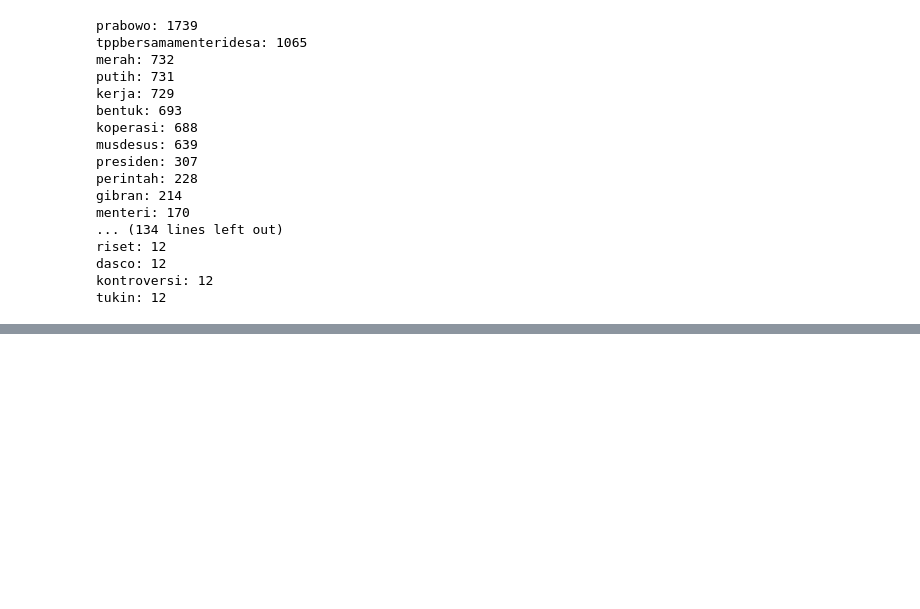
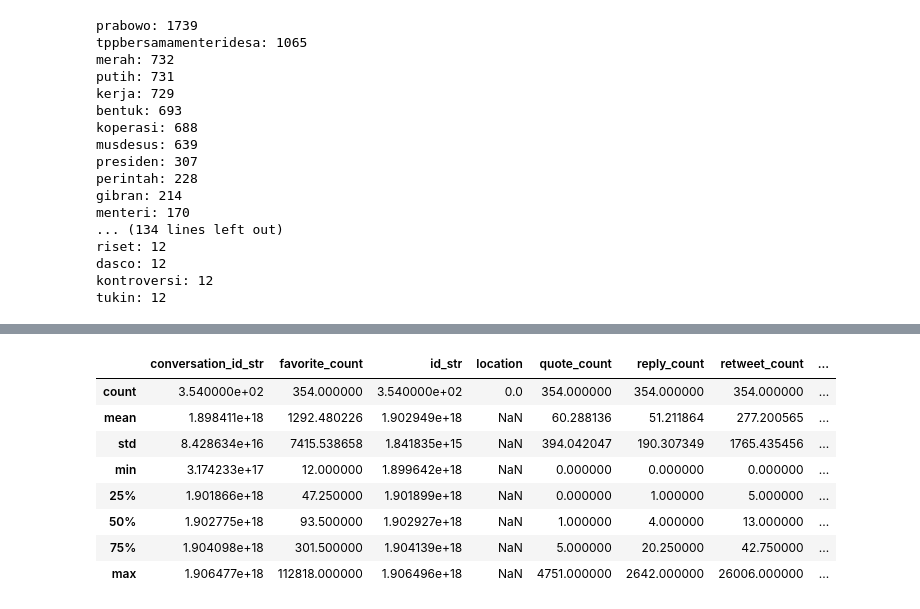
Before and after one commit to amongnikol/analisis_sentimen_prabowo, a Jupyter notebook: data.ipynb, the cells around one changed output, grey strips where cells are left out. Cells and saved outputs as stored; diff of their text form; code cells hidden in the pictures; blank space fills up the shorter version.

```diff
--- a/data.ipynb
+++ b/data.ipynb
@@ -178,0 +289,3 @@ tukin: 12
+# %%
+df_maret = pd.read_csv('dataset/-/df_prabowo_maret_2025.csv', delimiter=';')
+df_maret.info()
@@ -178,0 +310,3 @@ tukin: 12
+# %%
+df_maret = df_maret[df_maret['image_url'].isnull()]
+df_maret.info()
@@ -178,0 +331,12 @@ tukin: 12
+# %%
+df_maret.describe()
+# %% [output]
+|  | conversation_id_str | favorite_count | id_str | location | quote_count | reply_count | retweet_count | ... |
+| count | 3.540000e+02 | 354.000000 | 3.540000e+02 | 0.0 | 354.000000 | 354.000000 | 354.000000 | ... |
+| mean | 1.898411e+18 | 1292.480226 | 1.902949e+18 | NaN | 60.288136 | 51.211864 | 277.200565 | ... |
+| std | 8.428634e+16 | 7415.538658 | 1.841835e+15 | NaN | 394.042047 | 190.307349 | 1765.435456 | ... |
+| min | 3.174233e+17 | 12.000000 | 1.899642e+18 | NaN | 0.000000 | 0.000000 | 0.000000 | ... |
+| 25% | 1.901866e+18 | 47.250000 | 1.901899e+18 | NaN | 0.000000 | 1.000000 | 5.000000 | ... |
+| 50% | 1.902775e+18 | 93.500000 | 1.902927e+18 | NaN | 1.000000 | 4.000000 | 13.000000 | ... |
+| 75% | 1.904098e+18 | 301.500000 | 1.904139e+18 | NaN | 5.000000 | 20.250000 | 42.750000 | ... |
+| max | 1.906477e+18 | 112818.000000 | 1.906496e+18 | NaN | 4751.000000 | 2642.000000 | 26006.000000 | ... |
```
Also changed, not shown: parts of 14 cells of this notebook, 20 other files.
